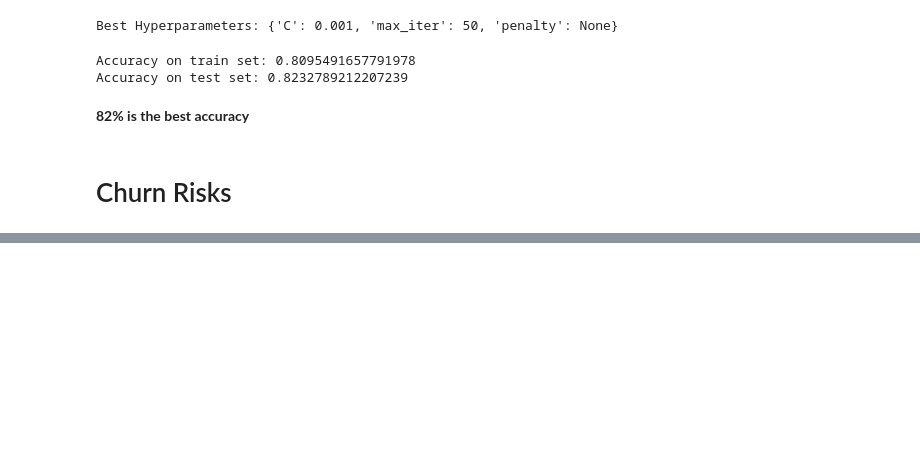
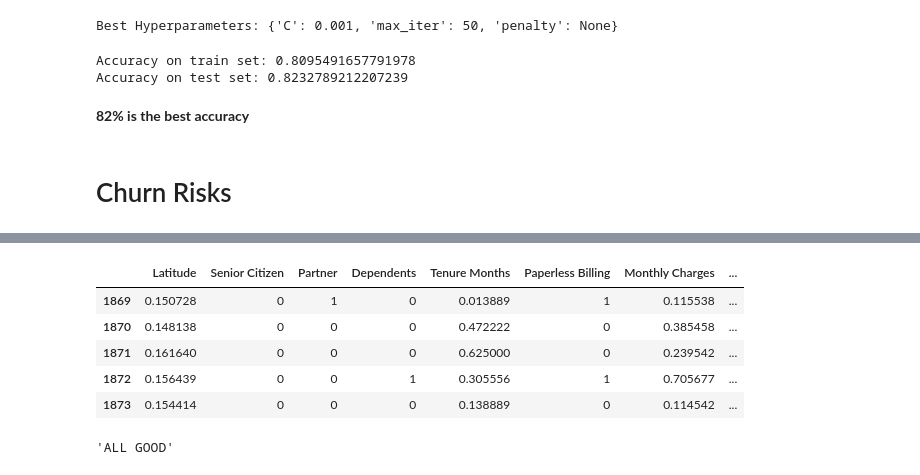
Before and after one commit to rahulshaju2981/Swan_Consulting, a Jupyter notebook: Saka/EDA_FE_Model.ipynb, the cells around one changed output, grey strips where cells are left out. Drawn from its saved outputs; the diff is of its cells as text; code cells hidden in the pictures; blank space fills up the shorter version.

```diff
--- a/Saka/EDA_FE_Model.ipynb
+++ b/Saka/EDA_FE_Model.ipynb
@@ -795,4 +799,4 @@ Accuracy on test set: 0.8232789212207239
 # Churn Risks
 # %%
 # Creating a dataframe of non-churner
-df.head()
+no_churn = df.loc[df['Churn Value'] == 0]
@@ -806,3 +803,27 @@ df.head()
+# %%
+# Feature Engineering on the no_churn dataframe
+
+X_nc = no_churn.copy()
+X_nc.drop(columns = ['CustomerID', 'Count', 'Country', 'State', 'City', 'Zip Code', 'Lat Long', 'Phone Service', 'Churn Label', 'Churn Value', 'Churn Reason'], inplace = True)
+
+y_nc = no_churn['Churn Value'].copy()
+
+X_nc_fe = fe(X_nc)
+
+X_nc_fe = rem(X_nc_fe)
+# %%
+X_nc_fe.head()
+# %% [output]
+|  | Latitude | Senior Citizen | Partner | Dependents | Tenure Months | Paperless Billing | Monthly Charges | ... |
+| 1869 | 0.150728 | 0 | 1 | 0 | 0.013889 | 1 | 0.115538 | ... |
+| 1870 | 0.148138 | 0 | 0 | 0 | 0.472222 | 0 | 0.385458 | ... |
+| 1871 | 0.161640 | 0 | 0 | 0 | 0.625000 | 0 | 0.239542 | ... |
+| 1872 | 0.156439 | 0 | 0 | 1 | 0.305556 | 1 | 0.705677 | ... |
+| 1873 | 0.154414 | 0 | 0 | 0 | 0.138889 | 0 | 0.114542 | ... |
+# %%
+sanity_check(X_nc_fe, y_nc)
+# %% [output]
+'ALL GOOD'
 # %%
 # Predicting probability of not churning and churning
 best_model.predict_proba()
```
Also changed, not shown: parts of 7 cells of this notebook.
